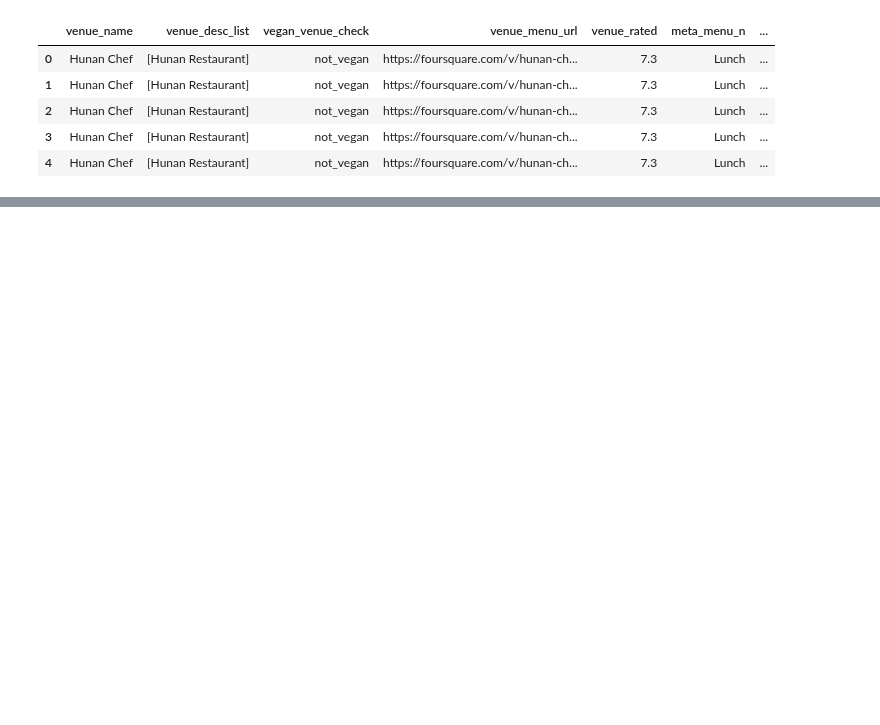
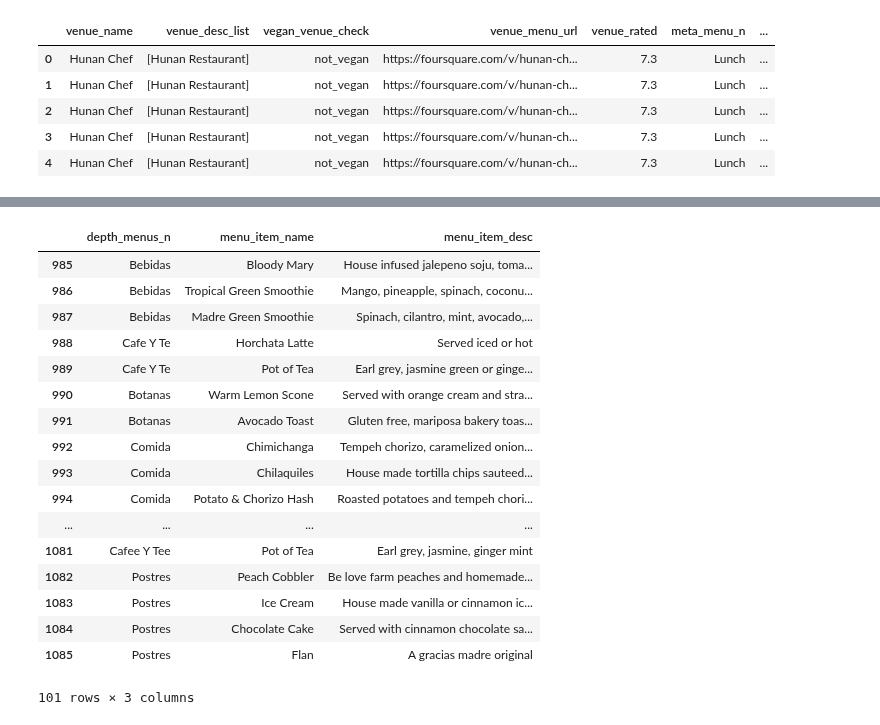
Before and after one commit to AnotherGuitar/DSI-SF-4-anotherguitar, a Jupyter notebook: projects/Capstone Stuff/Proposals.ipynb, the cells around one changed output, grey strips where cells are left out. Cells and saved outputs as stored; diff of their text form; code cells hidden in the pictures; blank space fills up the shorter version.

```diff
--- a/projects/Capstone Stuff/Proposals.ipynb
+++ b/projects/Capstone Stuff/Proposals.ipynb
@@ -348,0 +484,23 @@ dffff
+# %%
+blah[blah.venue_name == 'Shangri-La Vegetarian Restaurant'].menu_item_name.value_counts()
+blah[blah.venue_name == 'Gracias Madre'].menu_item_desc.values
+blah[blah.venue_name == 'Gracias Madre'][['depth_menus_n','menu_item_name','menu_item_desc']]
+# %% [output]
+|  | depth_menus_n | menu_item_name | menu_item_desc |
+| 985 | Bebidas | Bloody Mary | House infused jalepeno soju, toma... |
+| 986 | Bebidas | Tropical Green Smoothie | Mango, pineapple, spinach, coconu... |
+| 987 | Bebidas | Madre Green Smoothie | Spinach, cilantro, mint, avocado,... |
+| 988 | Cafe Y Te | Horchata Latte | Served iced or hot |
+| 989 | Cafe Y Te | Pot of Tea | Earl grey, jasmine green or ginge... |
+| 990 | Botanas | Warm Lemon Scone | Served with orange cream and stra... |
+| 991 | Botanas | Avocado Toast | Gluten free, mariposa bakery toas... |
+| 992 | Comida | Chimichanga | Tempeh chorizo, caramelized onion... |
+| 993 | Comida | Chilaquiles | House made tortilla chips sauteed... |
+| 994 | Comida | Potato & Chorizo Hash | Roasted potatoes and tempeh chori... |
+| ... | ... | ... | ... |
+| 1081 | Cafee Y Tee | Pot of Tea | Earl grey, jasmine, ginger mint |
+| 1082 | Postres | Peach Cobbler | Be love farm peaches and homemade... |
+| 1083 | Postres | Ice Cream | House made vanilla or cinnamon ic... |
+| 1084 | Postres | Chocolate Cake | Served with cinnamon chocolate sa... |
+| 1085 | Postres | Flan | A gracias madre original |
+101 rows × 3 columns
```
Also changed, not shown: parts of 35 cells of this notebook.
